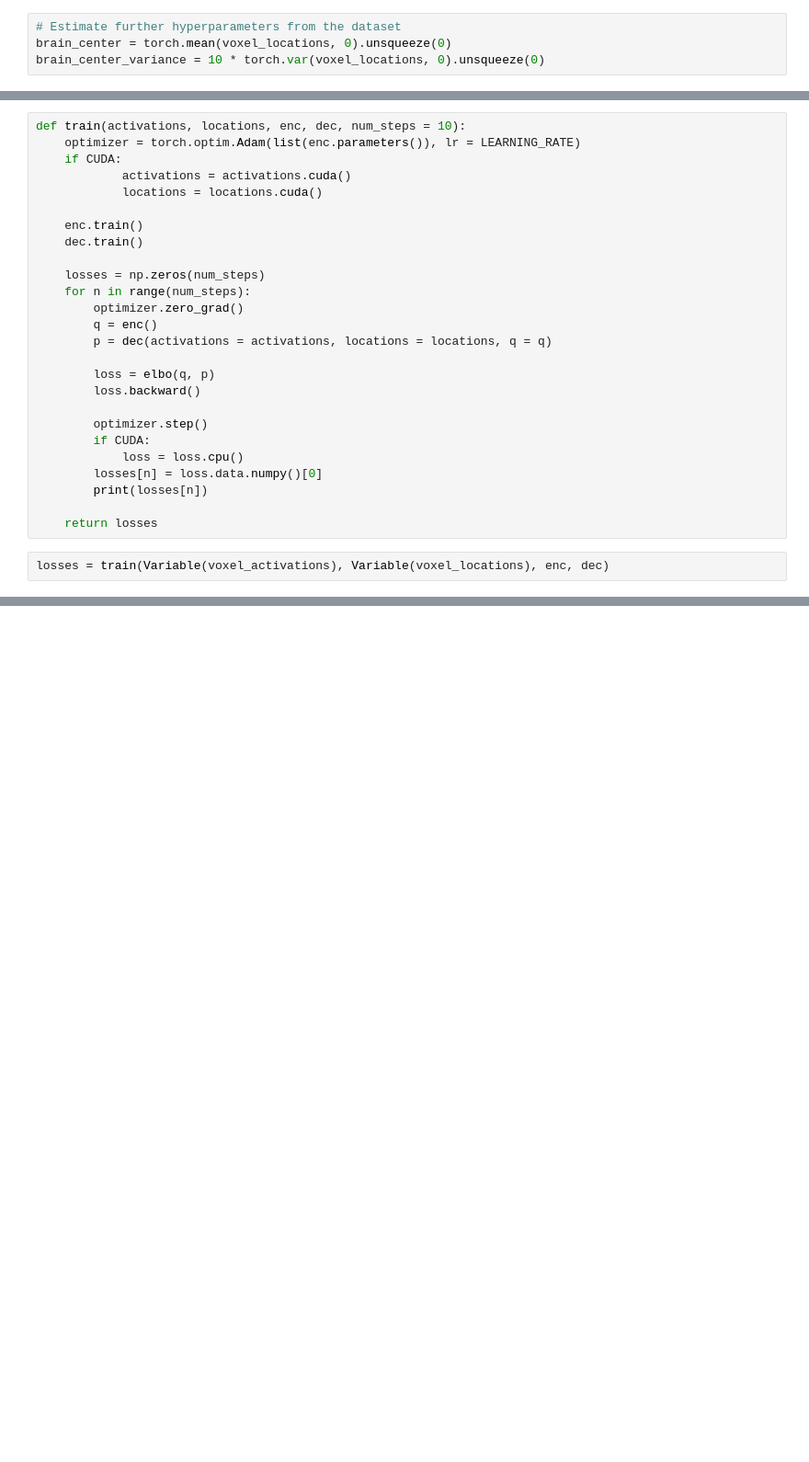
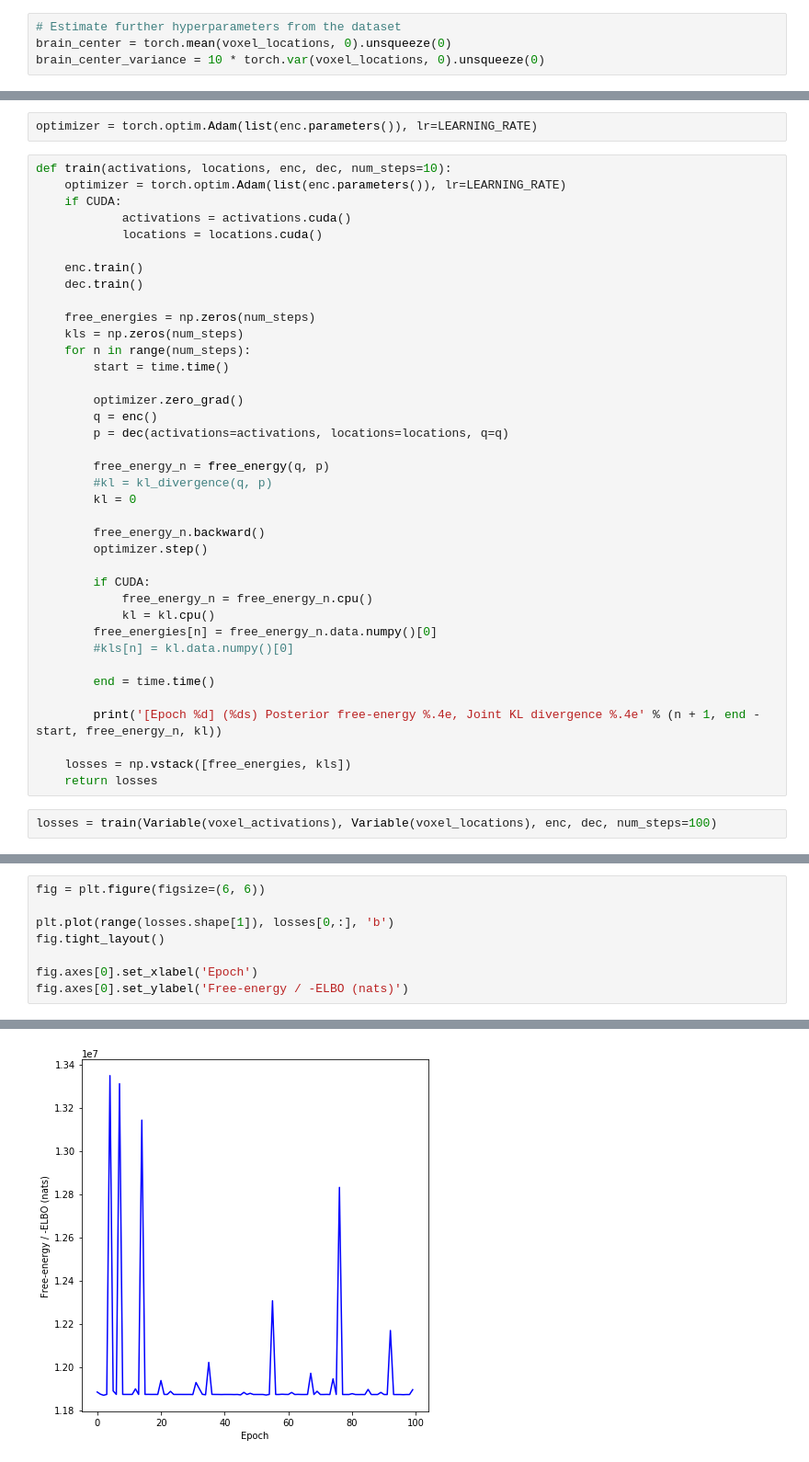
Before and after one commit to neu-pml/HTFATorch, a Jupyter notebook: notebooks/example_tfa.ipynb, the cells around one changed output, grey strips where cells are left out. Shown: that part at 92% size. Saved outputs shown, nothing was run; the diff lists cells and outputs as text; blank space fills up the shorter version.

```diff
--- a/notebooks/example_tfa.ipynb
+++ b/notebooks/example_tfa.ipynb
@@ -127,6 +148,8 @@ if CUDA:
+# %%
+optimizer = torch.optim.Adam(list(enc.parameters()), lr=LEARNING_RATE)
 # %%
-def train(activations, locations, enc, dec, num_steps = 10):
-    optimizer = torch.optim.Adam(list(enc.parameters()), lr = LEARNING_RATE)
+def train(activations, locations, enc, dec, num_steps=10):
+    optimizer = torch.optim.Adam(list(enc.parameters()), lr=LEARNING_RATE)
     if CUDA:
             activations = activations.cuda()
             locations = locations.cuda()
@@ -134,22 +157,34 @@ def train(activations, locations, enc, dec, num_steps = 10):
     enc.train()
     dec.train()
 
-    losses = np.zeros(num_steps)
+    free_energies = np.zeros(num_steps)
+    kls = np.zeros(num_steps)
     for n in range(num_steps):
+        start = time.time()
+
         optimizer.zero_grad()
         q = enc()
-        p = dec(activations = activations, locations = locations, q = q)
+        p = dec(activations=activations, locations=locations, q=q)
 
-        loss = elbo(q, p)
-        loss.backward()
+        free_energy_n = free_energy(q, p)
+        #kl = kl_divergence(q, p)
+        kl = 0
 
+        free_energy_n.backward()
         optimizer.step()
+
         if CUDA:
-            loss = loss.cpu()
-        losses[n] = loss.data.numpy()[0]
-        print(losses[n])
+            free_energy_n = free_energy_n.cpu()
+            kl = kl.cpu()
+        free_energies[n] = free_energy_n.data.numpy()[0]
+        #kls[n] = kl.data.numpy()[0]
 
+        end = time.time()
+
+        print('[Epoch %d] (%ds) Posterior free-energy %.4e, Joint KL divergence %.4e' % (n + 1, end - start, free_energy_n, kl))
+
+    losses = np.vstack([free_energies, kls])
     return losses
 # %%
-losses = train(Variable(voxel_activations), Variable(voxel_locations), enc, dec)
+losses = train(Variable(voxel_activations), Variable(voxel_locations), enc, dec, num_steps=100)
 # %% [output]
@@ -165,0 +208,9 @@ losses = train(Variable(voxel_activations), Variable(voxel_locations), enc, dec)
+# %%
+fig = plt.figure(figsize=(6, 6))
+
+plt.plot(range(losses.shape[1]), losses[0,:], 'b')
+fig.tight_layout()
+
+fig.axes[0].set_xlabel('Epoch')
+fig.axes[0].set_ylabel('Free-energy / -ELBO (nats)')
+# %% [output]
@@ -166 +218,2 @@ losses = train(Variable(voxel_activations), Variable(voxel_locations), enc, dec)
+[figure, added]
 # %%
```
Also changed, not shown: parts of 14 cells of this notebook.
